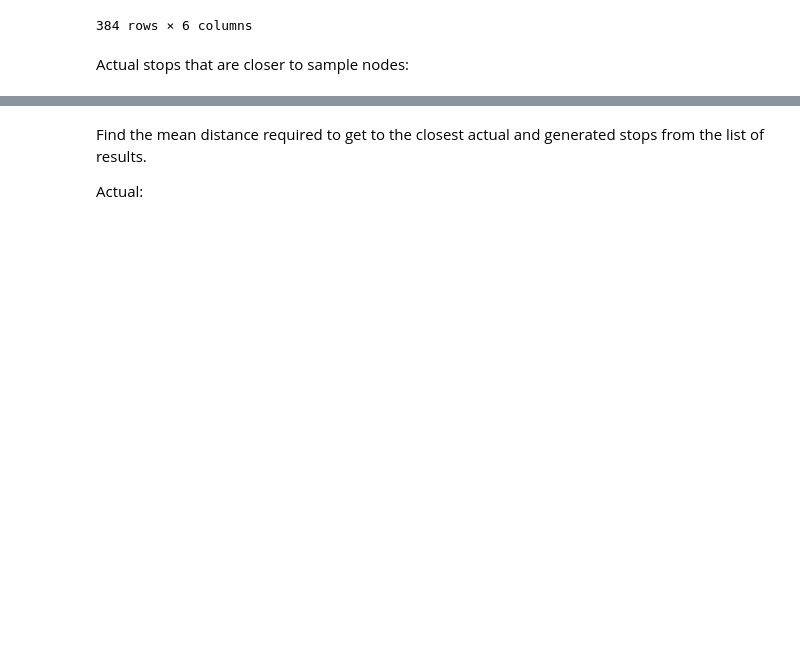
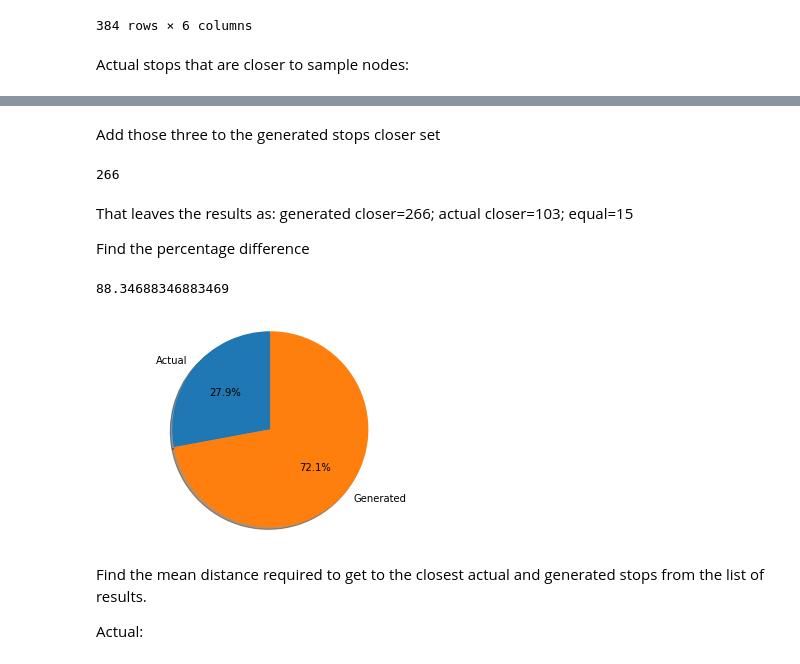
Before and after one commit to ancodia/donegal-bus-routes, a Jupyter notebook: testing/notebooks/testing.ipynb, the cells around one changed output, grey strips where cells are left out. Saved outputs shown, nothing was run; the diff lists cells and outputs as text; code cells hidden in the pictures; blank space fills up the shorter version.

```diff
--- a/testing/notebooks/testing.ipynb
+++ b/testing/notebooks/testing.ipynb
@@ -204,3 +201,33 @@ plt.xticks(x_pos, x);
+# %% [markdown]
+Add those three to the generated stops closer set
+# %%
+gen_stop_closer = gen_stop_closer + results_df[(results_df["actual_stops_sp_length"].isna())]
+len(gen_stop_closer)
+# %% [output]
+266
+# %% [markdown]
+That leaves the results as: generated closer=266; actual closer=103; equal=15
+
+Find the percentage difference
+# %%
+difference = (len(gen_stop_closer)-len(actual_stop_closer))
+avg = (len(gen_stop_closer)+len(actual_stop_closer)) / 2
+pct_diff = (difference/avg)*100
+pct_diff
+# %% [output]
+88.34688346883469
+# %%
+labels = ["Actual", "Generated"]
+sizes = [len(actual_stop_closer), len(gen_stop_closer)]
+
+fig1, ax1 = plt.subplots()
+ax1.pie(sizes, labels=labels, autopct="%1.1f%%",
+        shadow=True, startangle=90)
+ax1.axis("equal")
+
+plt.show()
+# %% [output]
+[figure, added]
 # %% [markdown]
 Find the mean distance required to get to the closest actual and generated stops from the list of results.
 
```
Also changed, not shown: parts of 40 cells of this notebook, 2 other files.
